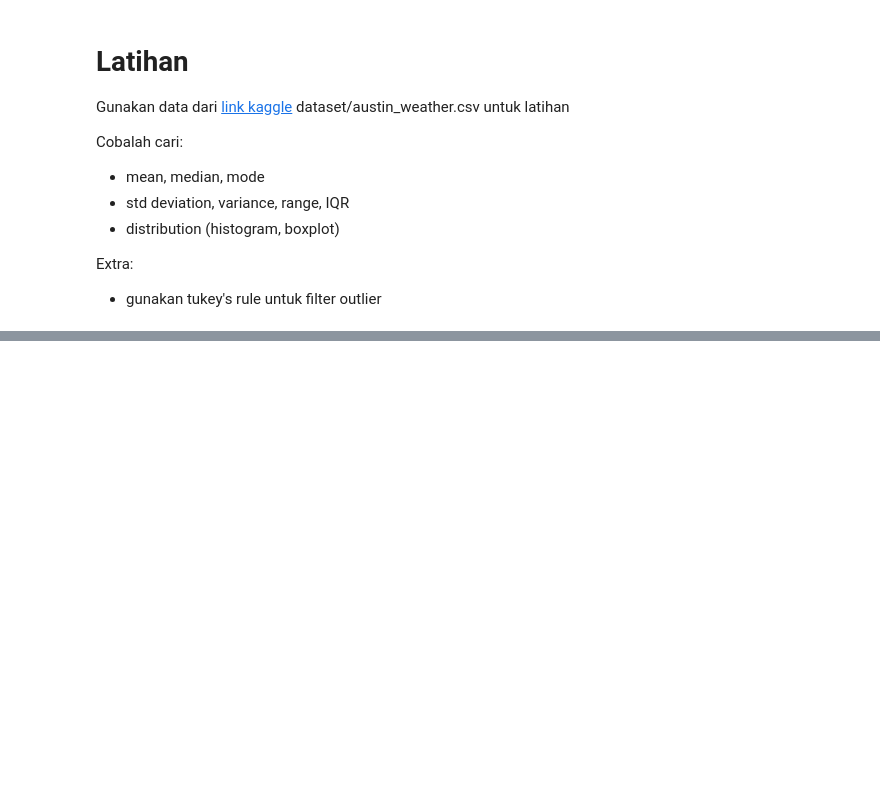
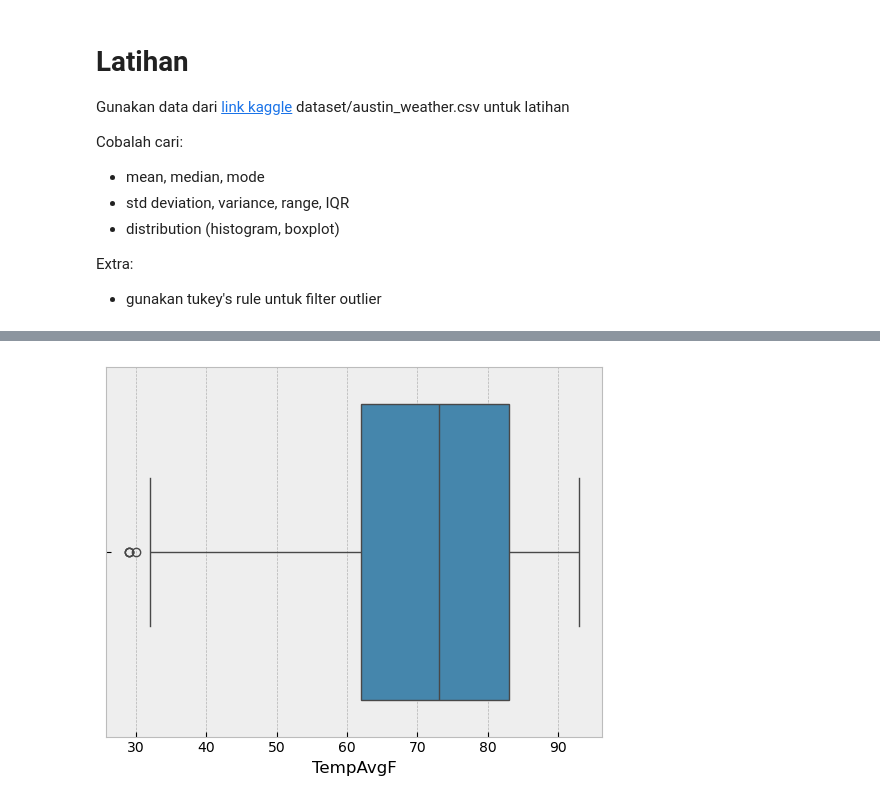
Before and after one commit to stefkwan/pytn_300725, a Jupyter notebook: sesi9_22Aug.ipynb, the cells around one changed output, grey strips where cells are left out. Drawn from its saved outputs; the diff is of its cells as text; code cells hidden in the pictures; blank space fills up the shorter version.

```diff
--- a/sesi9_22Aug.ipynb
+++ b/sesi9_22Aug.ipynb
@@ -275,0 +359,5 @@ Extra:
+# %%
+sns.boxplot(dweather, orient='h')
+plt.show()
+# %% [output]
+[figure, added]
```
Also changed, not shown: parts of 9 cells of this notebook.
